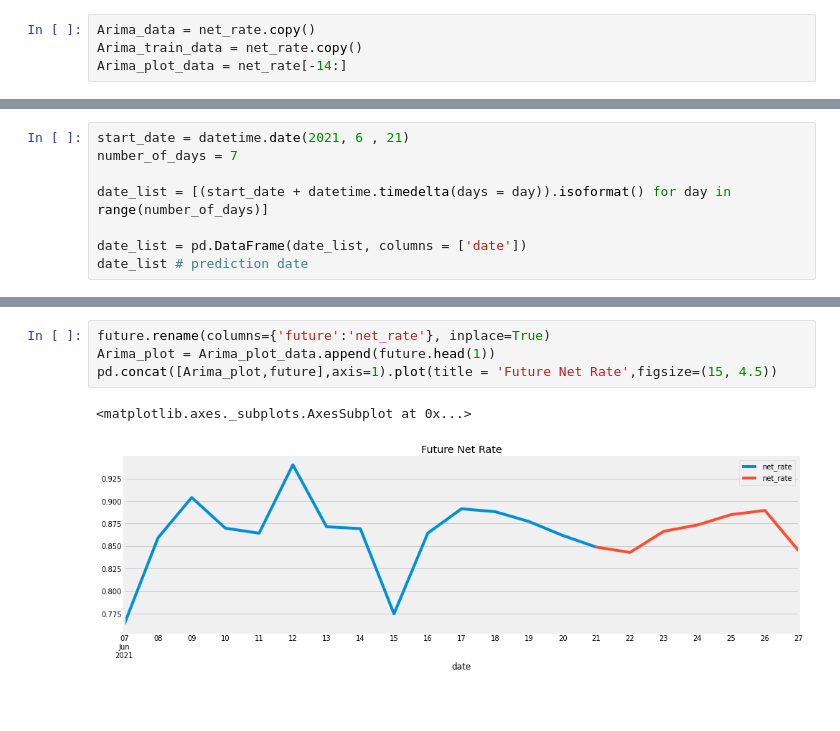
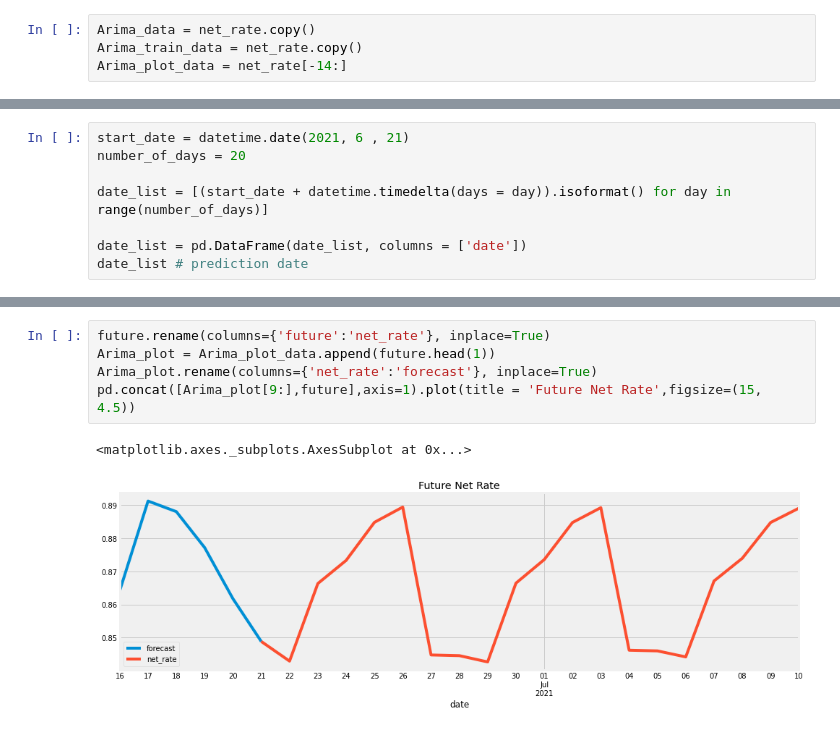
Before and after one commit to basshopee/net_rate, a Jupyter notebook: com_status_net_rate.ipynb, the cells around one changed output, grey strips where cells are left out. Cells and saved outputs as stored; diff of their text form; blank space fills up the shorter version.

```diff
--- a/com_status_net_rate.ipynb
+++ b/com_status_net_rate.ipynb
@@ -587,7 +589,7 @@ Total fit time: 228.549 seconds
 -3140.8850621784036
 # %%
 start_date = datetime.date(2021, 6 , 21)
-number_of_days = 7
+number_of_days = 20
 
 date_list = [(start_date + datetime.timedelta(days = day)).isoformat() for day in range(number_of_days)]
 
@@ -621,7 +641,8 @@ future
 # %%
 future.rename(columns={'future':'net_rate'}, inplace=True)
 Arima_plot = Arima_plot_data.append(future.head(1))
-pd.concat([Arima_plot,future],axis=1).plot(title = 'Future Net Rate',figsize=(15, 4.5))
+Arima_plot.rename(columns={'net_rate':'forecast'}, inplace=True)
+pd.concat([Arima_plot[9:],future],axis=1).plot(title = 'Future Net Rate',figsize=(15, 4.5))
 # %% [output]
 <matplotlib.axes._subplots.AxesSubplot at 0x...>
-[figure, old version]
+[figure, new version]
```
Also changed, not shown: parts of 10 cells of this notebook.
